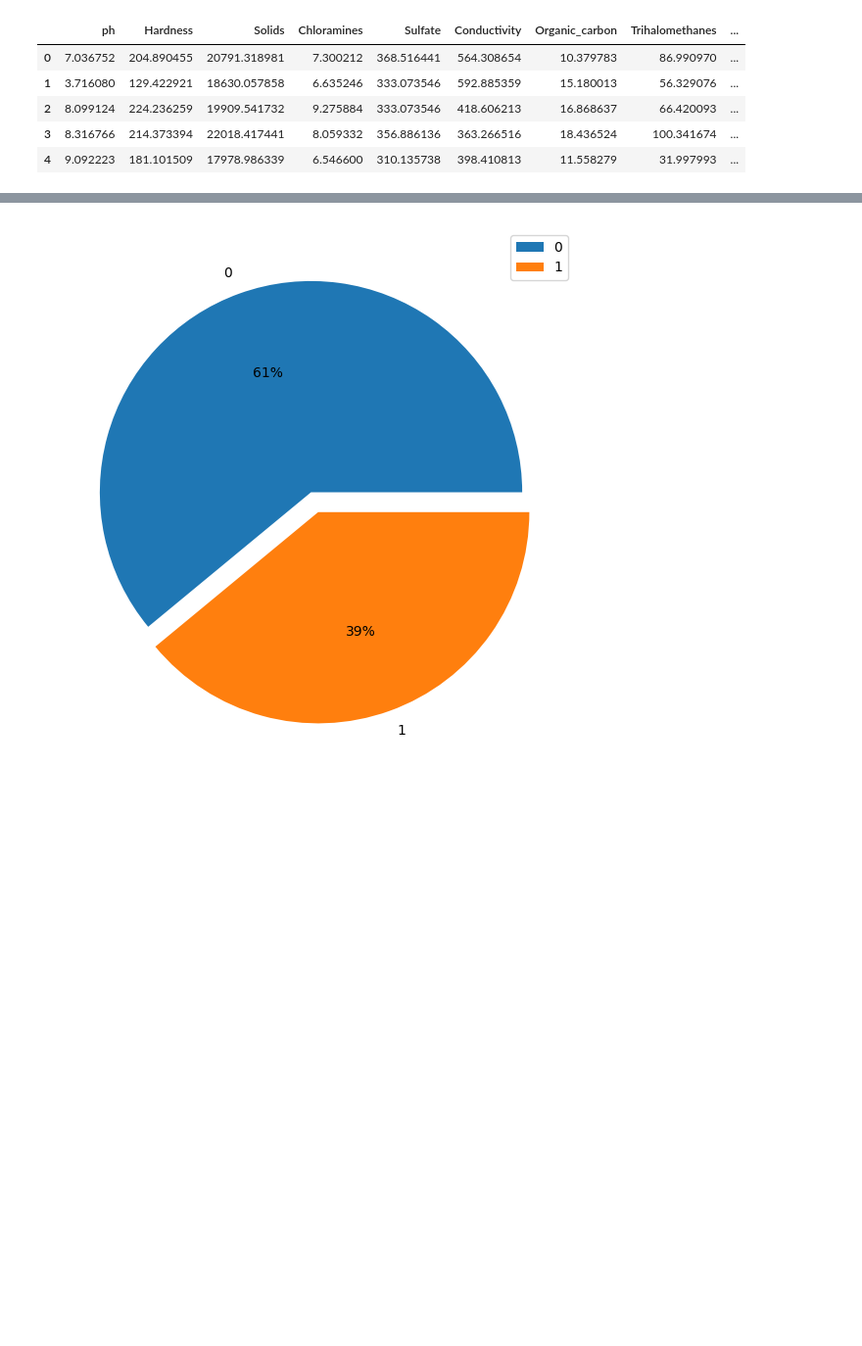
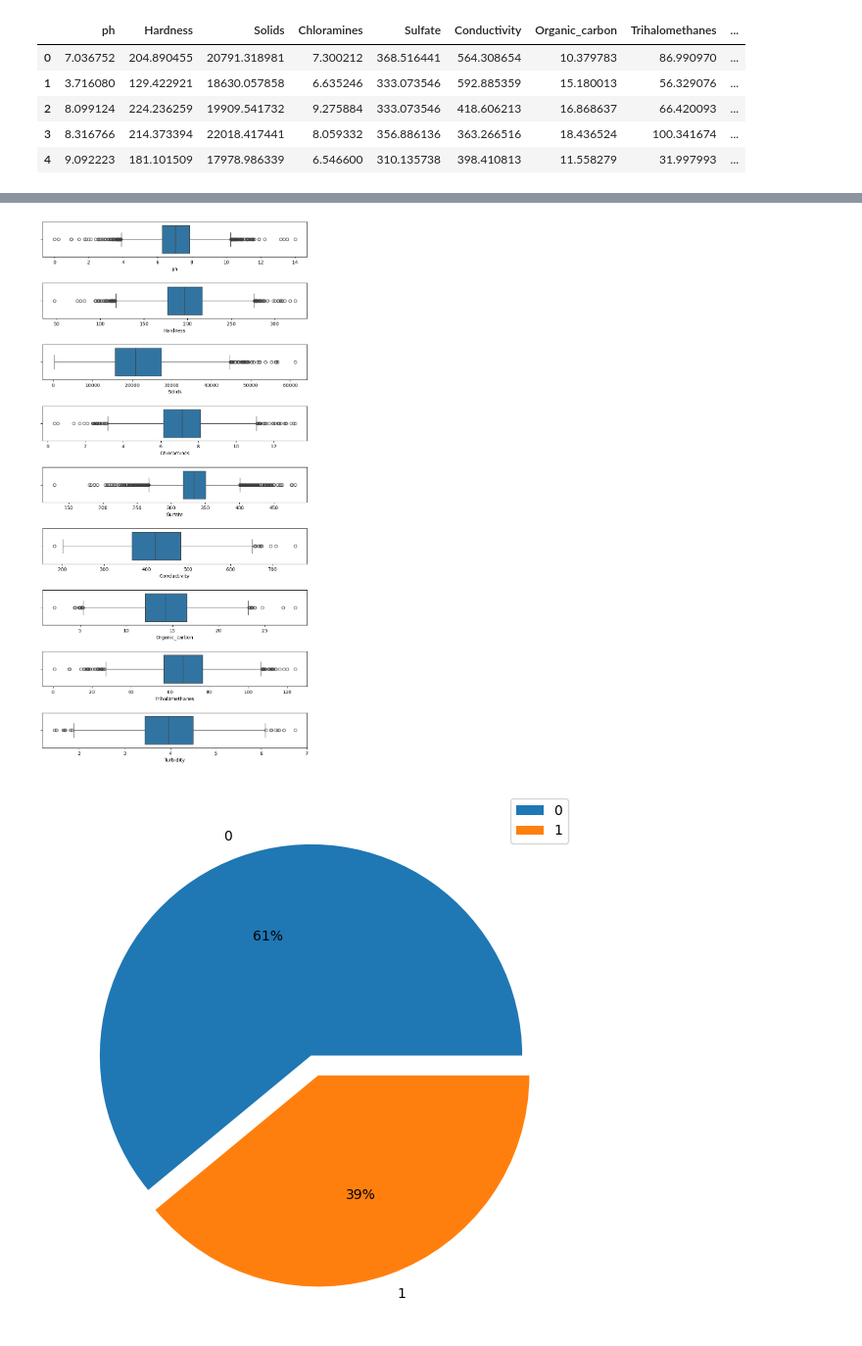
Before and after one commit to Diehgon/Curso-coderhouse-DS, a Jupyter notebook: 1° entrega.ipynb, the cells around one changed output, grey strips where cells are left out. Shown: that part at 98% size. Cells and saved outputs as stored; diff of their text form; code cells hidden in the pictures; blank space fills up the shorter version.

```diff
--- a/1° entrega.ipynb
+++ b/1° entrega.ipynb
@@ -168,0 +157,4 @@ plt.show()
+# %%
+columns_name = df.columns
+for index, col_name in enumerate(columns_name):
+    print(index, col_name)
@@ -169 +172,9 @@ plt.show()
+# %%
+fig, ax = plt.subplots(9, 1, figsize=(10, 20))
+fig.subplots_adjust(hspace=0.75)
+for i in range(9) :
+    # Ax
+    sns.boxplot(x=columns_name[i], data=df, ax=ax[i])
+# %% [output]
+[figure, added]
 # %%
```
Also changed, not shown: parts of 12 cells of this notebook.
